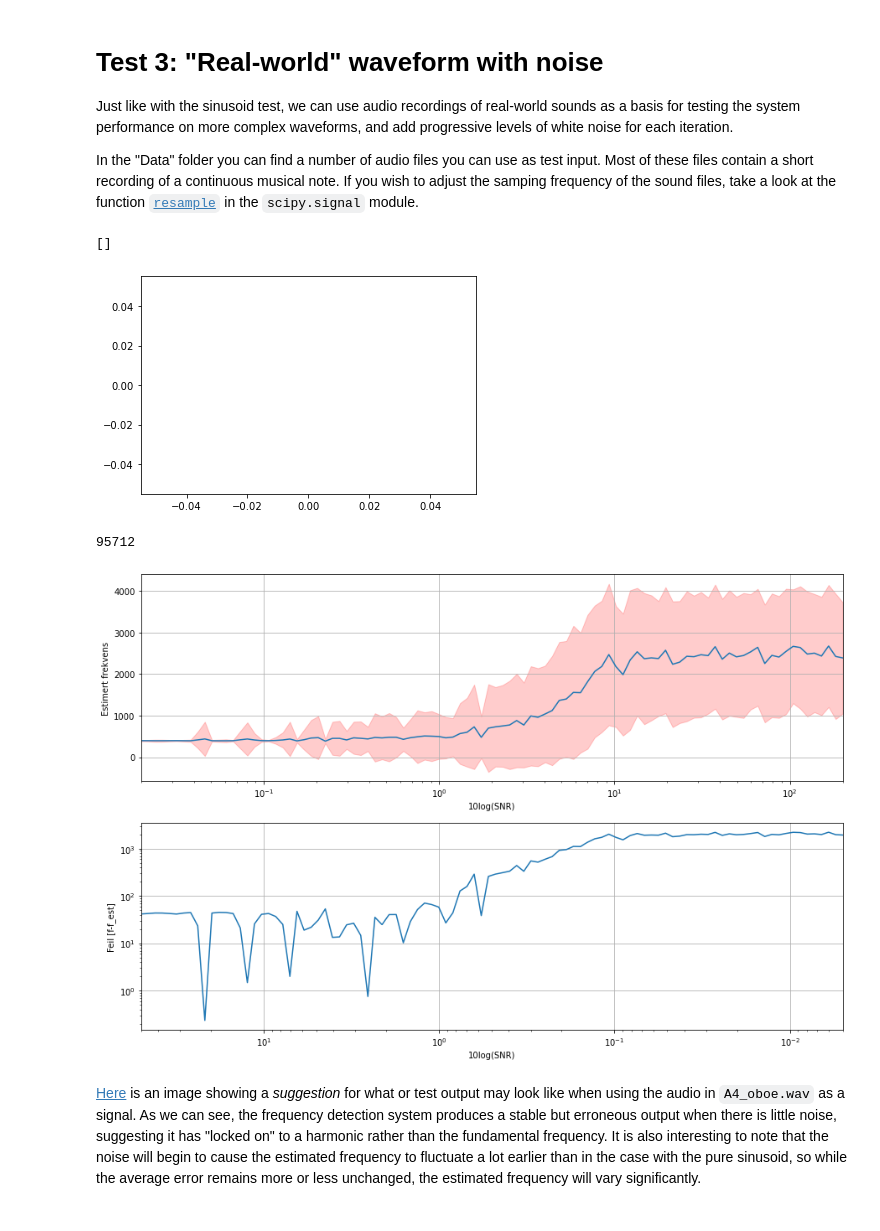
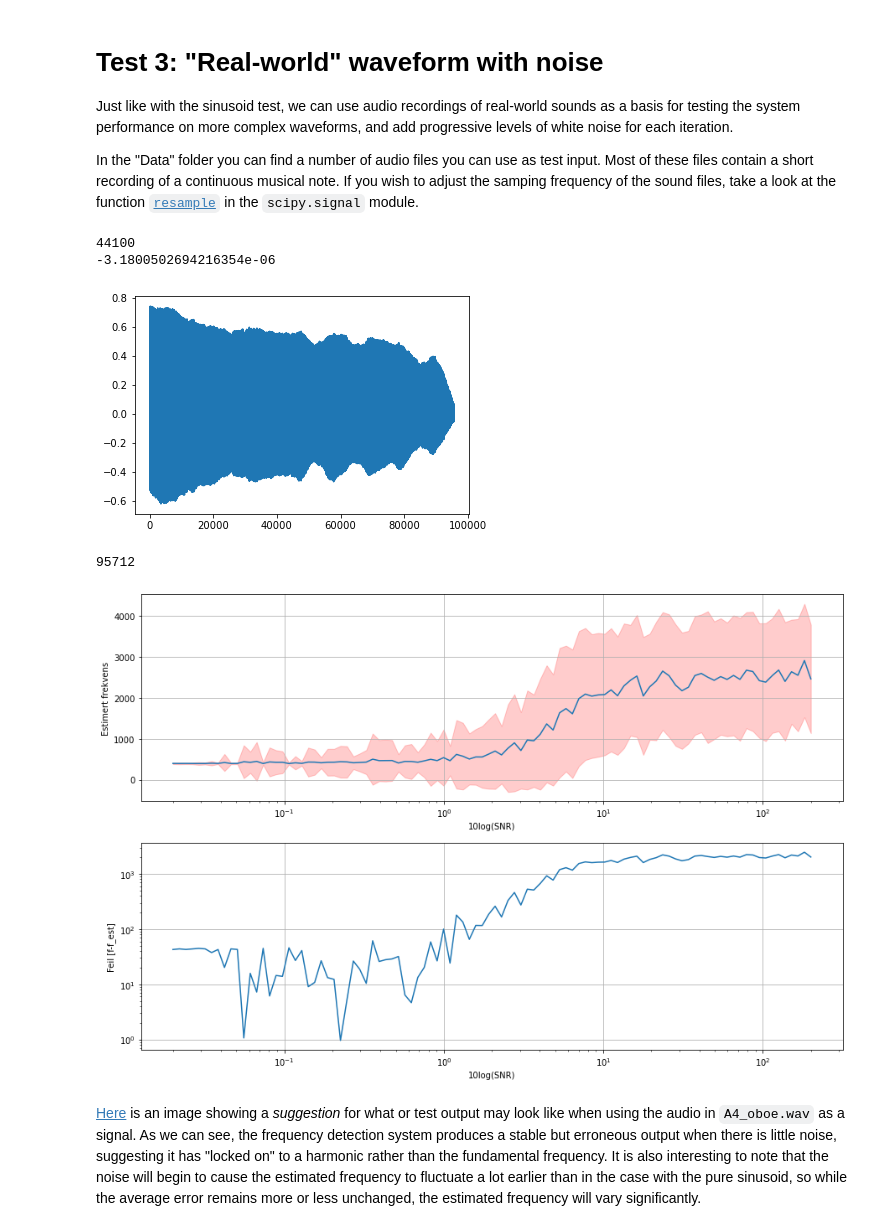
Before and after one commit to Mortenms/AIS2201_Exercises, a Jupyter notebook: Exercise_7/Test3_Audio.ipynb, the cells around one changed output. Drawn from its saved outputs; the diff is of its cells as text; code cells hidden in the pictures.

```diff
--- a/Exercise_7/Test3_Audio.ipynb
+++ b/Exercise_7/Test3_Audio.ipynb
@@ -11,37 +11,39 @@ import scipy.io.wavfile as wavfile  # Import module for handling of .wav audio f
 import scipy.signal as ss
 from IPython.display import Audio  # Import the Audio object for use in audio playback
 
 import sample_audio
 from baseline_algorithm import freq_detection
 
 files = {
     1: "A4_oboe.wav",
     2: "B_oboe.wav",
     3: "C#_oboe.wav",
     4: "D_oboe.wav",
     5: "Zauberflöte_vocal.wav"
 }
 
 filesFreq = {
     1: 440,
     2: 30,
     3: 34,
     4: "D_oboe.wav",
     5: "Zauberflöte_vocal.wav"
 }
 
 filenr = 1
 
 fs1, sampleData = wavfile.read(r"sample_audio\{}".format(files[filenr]))
 signal = sampleData/max(abs(sampleData)) # normaliser
 signal = signal[10000:-10000]
 fs = 10000
 ss.resample(signal,fs)
-
-plt.plot()
+print(fs1)
+plt.plot(np.arange(len(signal)),signal)
+print(np.mean(signal))
 # %% [output]
-[]
+44100
+-3.1800502694216354e-06
-[figure, old version]
+[figure, new version]
 # %%
 SNR = []
 estimatedFreqs = []
@@ -59,6 +61,7 @@ for noise_variance in snrList:
     timestamps, freqs = freq_detection(xn, fs)
 
     SNR.append((1/2) / noise_variance) # gjennomsnitt amplitude er 1/2 pga normalisering
+    # Power er samples i andre, så gjennomsnitt.
     freqList.append(freqs)
     estimatedFreqs.append(np.mean(freqs))
     stdDev.append(np.std(freqs))
@@ -75,19 +78,19 @@ ax[0].plot(1/SNR,estimatedFreqs)
 ax[0].fill_between(1/SNR, estimatedFreqs - stdDev, estimatedFreqs + stdDev, color='r', alpha=0.2)
 ax[0].set_xlabel('10log(SNR)')
 ax[0].set_ylabel('Estimert frekvens')
-ax[0].set_xlim(min(1/SNR), max(1/SNR))
+#ax[0].set_xlim(min(1/SNR), max(1/SNR))
 ax[0].set_xscale('log')
 ax[0].grid(True)
 
-ax[1].plot(SNR,errors)
+ax[1].plot(1/SNR,errors)
 ax[1].set_xlabel('10log(SNR)')
 ax[1].set_ylabel('Feil [f-f_est]')
-ax[1].set_xlim(max(SNR), min(SNR))
+#ax[1].set_xlim(max(SNR), min(SNR))
 ax[1].set_xscale('log')
 ax[1].set_yscale('log')
 ax[1].grid(True)
 # %% [output]
 95712
-[figure, old version]
+[figure, new version]
 # %% [markdown]
 [Here](Figures/wavfileTest_LF.png) is an image showing a *suggestion* for what or test output may look like when using the audio in `A4_oboe.wav` as a signal. As we can see, the frequency detection system produces a stable but erroneous output when there is little noise, suggesting it has "locked on" to a harmonic rather than the fundamental frequency. It is also interesting to note that the noise will begin to cause the estimated frequency to fluctuate a lot earlier than in the case with the pure sinusoid, so while the average error remains more or less unchanged, the estimated frequency will vary significantly.
```
Also changed, not shown: 1 other file.
